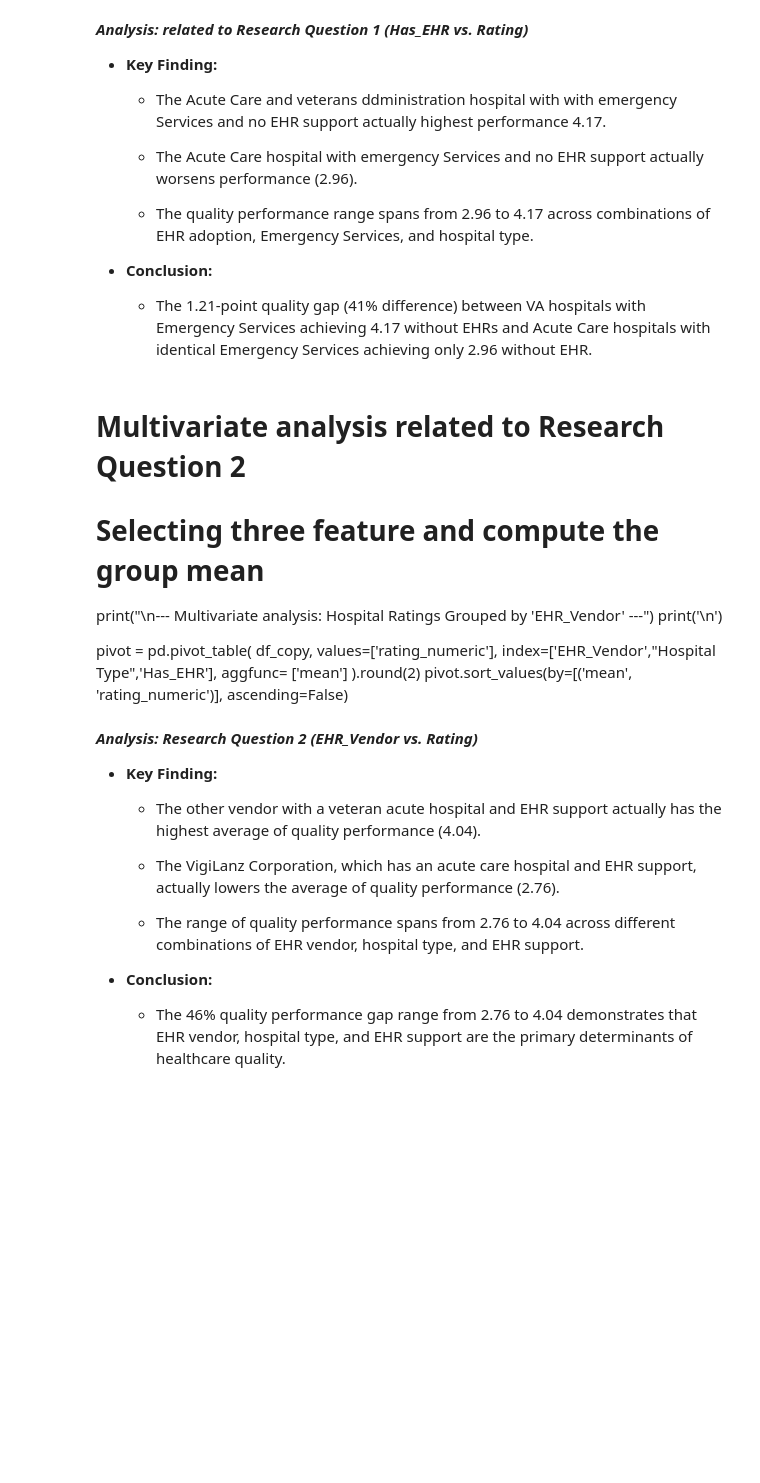
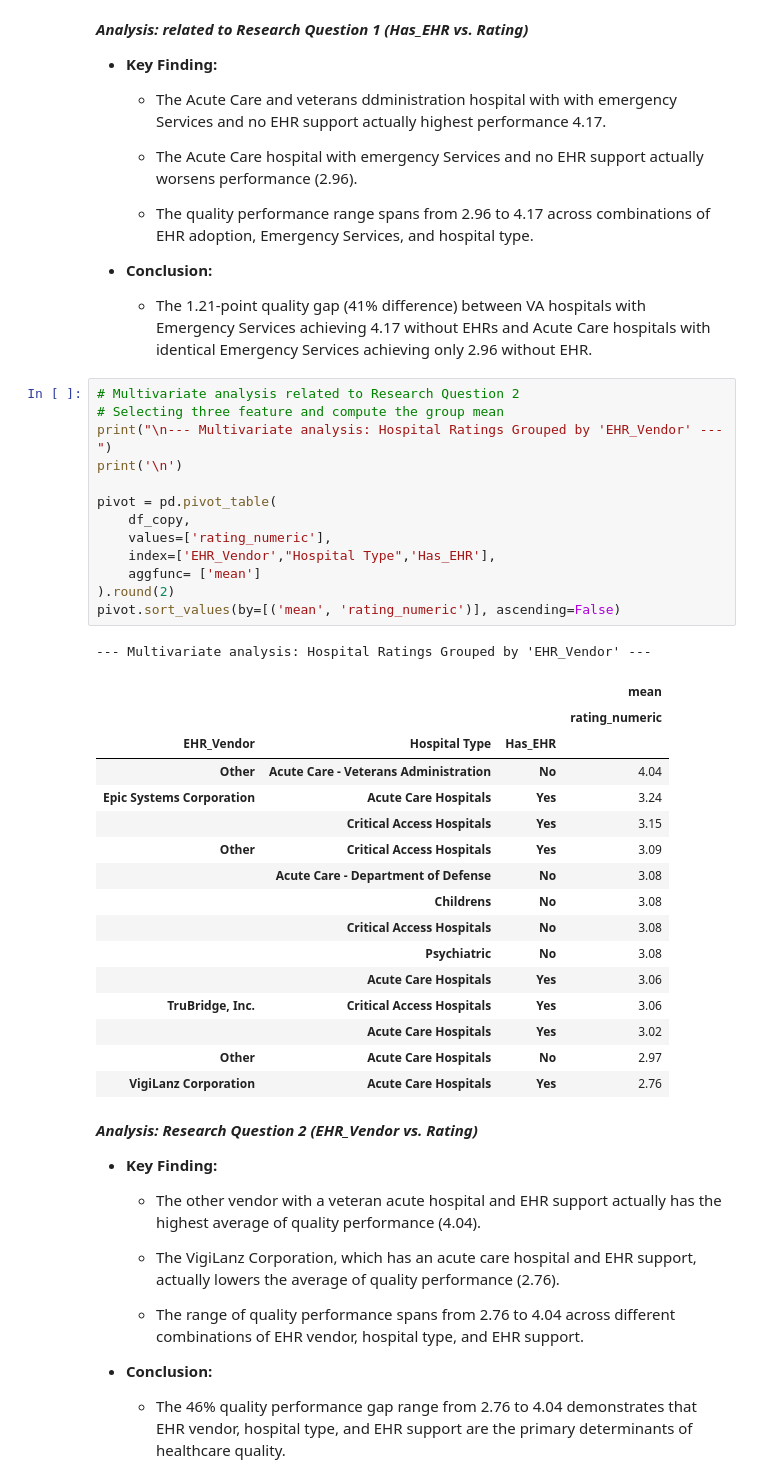
Before and after one commit to Hychow-gh/SI_618_Project, a Jupyter notebook: Project_Part_2.ipynb, the cells around one changed output. Drawn from its saved outputs; the diff is of its cells as text; blank space fills up the shorter version.

Commit message:
fix issue on question 2 of multivaiate analysis

```diff
--- a/Project_Part_2.ipynb
+++ b/Project_Part_2.ipynb
@@ -938,19 +938,37 @@ pivot.sort_values(by=[('mean', 'rating_numeric')], ascending=False)
 
 * **Conclusion:**
     * The 1.21-point quality gap (41% difference) between VA hospitals with Emergency Services achieving 4.17 without EHRs and Acute Care hospitals with identical Emergency Services achieving only 2.96 without EHR.
-# %% [markdown]
-# Multivariate analysis related to Research Question 2
-# Selecting three feature and compute the group mean
-print("\n--- Multivariate analysis: Hospital Ratings Grouped by 'EHR_Vendor' ---")
-print('\n')
-
-pivot = pd.pivot_table(
-    df_copy,
-    values=['rating_numeric'],
-    index=['EHR_Vendor',"Hospital Type",'Has_EHR'],
-    aggfunc= ['mean']
-).round(2)
-pivot.sort_values(by=[('mean', 'rating_numeric')], ascending=False)
+# %%
+# Multivariate analysis related to Research Question 2
+# Selecting three feature and compute the group mean
+print("\n--- Multivariate analysis: Hospital Ratings Grouped by 'EHR_Vendor' ---")
+print('\n')
+
+pivot = pd.pivot_table(
+    df_copy,
+    values=['rating_numeric'],
+    index=['EHR_Vendor',"Hospital Type",'Has_EHR'],
+    aggfunc= ['mean']
+).round(2)
+pivot.sort_values(by=[('mean', 'rating_numeric')], ascending=False)
+# %% [output]
+--- Multivariate analysis: Hospital Ratings Grouped by 'EHR_Vendor' ---
+|  |  |  | mean |
+|  |  |  | rating_numeric |
+| EHR_Vendor | Hospital Type | Has_EHR |  |
+| Other | Acute Care - Veterans Administration | No | 4.04 |
+| Epic Systems Corporation | Acute Care Hospitals | Yes | 3.24 |
+|  | Critical Access Hospitals | Yes | 3.15 |
+| Other | Critical Access Hospitals | Yes | 3.09 |
+|  | Acute Care - Department of Defense | No | 3.08 |
+|  | Childrens | No | 3.08 |
+|  | Critical Access Hospitals | No | 3.08 |
+|  | Psychiatric | No | 3.08 |
+|  | Acute Care Hospitals | Yes | 3.06 |
+| TruBridge, Inc. | Critical Access Hospitals | Yes | 3.06 |
+|  | Acute Care Hospitals | Yes | 3.02 |
+| Other | Acute Care Hospitals | No | 2.97 |
+| VigiLanz Corporation | Acute Care Hospitals | Yes | 2.76 |
 # %% [markdown]
 ***Analysis: Research Question 2 (EHR_Vendor vs. Rating)***
 * **Key Finding:**
```
Also changed, not shown: parts of 2 cells of this notebook.
